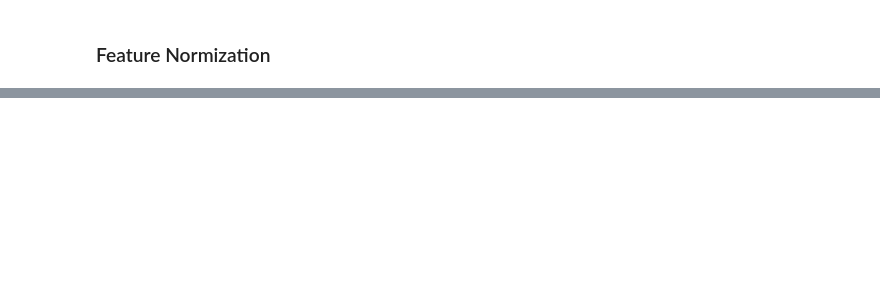
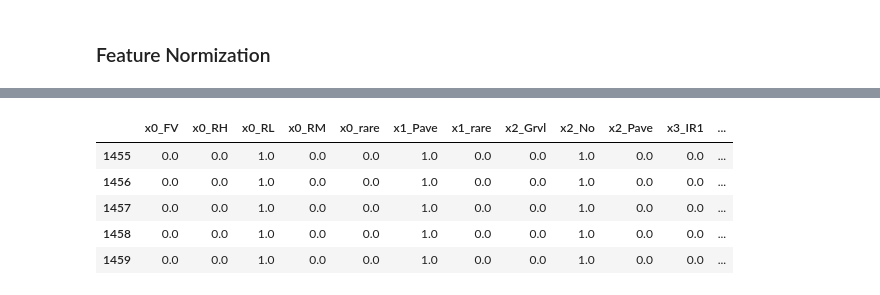
Before and after one commit to alankar23/House_Prices_Pridiction, a Jupyter notebook: FeatureEngg.ipynb, the cells around one changed output, grey strips where cells are left out. Cells and saved outputs as stored; diff of their text form; code cells hidden in the pictures; blank space fills up the shorter version.

```diff
--- a/FeatureEngg.ipynb
+++ b/FeatureEngg.ipynb
@@ -179,10 +189,12 @@ num_train
 num_features=['LotFrontage', 'LotArea', '1stFlrSF', 'GrLivArea']
 # %%
 for feature in num_features:
-    num_train[feature] = np.log(train[feature])
-    num_train[feature] = np.log(test[feature])
+    num_train[feature] = train[feature].apply(lambda x: np.log(x) if x != 0 else x)
+    num_test[feature] = test[feature].apply(lambda x: np.log(x) if x != 0 else x)
+    # num_train[feature] = np.log(train[feature])
+    # num_test[feature] = np.log(test[feature])
 # %%
-xtrain = pd.concat([cat_train, num_train], axis=1)
+xtrain = pd.concat([cat_train, num_train, train['SalePrice']], axis=1)
 xtest = pd.concat([cat_test, num_test], axis=1)
 # %%
 xtrain.to_csv('xtrain.csv')
@@ -189,0 +206,9 @@ xtest.to_csv('xtest.csv')
+# %%
+xtrain.tail()
+# %% [output]
+|  | x0_FV | x0_RH | x0_RL | x0_RM | x0_rare | x1_Pave | x1_rare | x2_Grvl | x2_No | x2_Pave | x3_IR1 | ... |
+| 1455 | 0.0 | 0.0 | 1.0 | 0.0 | 0.0 | 1.0 | 0.0 | 0.0 | 1.0 | 0.0 | 0.0 | ... |
+| 1456 | 0.0 | 0.0 | 1.0 | 0.0 | 0.0 | 1.0 | 0.0 | 0.0 | 1.0 | 0.0 | 0.0 | ... |
+| 1457 | 0.0 | 0.0 | 1.0 | 0.0 | 0.0 | 1.0 | 0.0 | 0.0 | 1.0 | 0.0 | 0.0 | ... |
+| 1458 | 0.0 | 0.0 | 1.0 | 0.0 | 0.0 | 1.0 | 0.0 | 0.0 | 1.0 | 0.0 | 0.0 | ... |
+| 1459 | 0.0 | 0.0 | 1.0 | 0.0 | 0.0 | 1.0 | 0.0 | 0.0 | 1.0 | 0.0 | 0.0 | ... |
```
Also changed, not shown: parts of 4 cells of this notebook, 1 other file.
